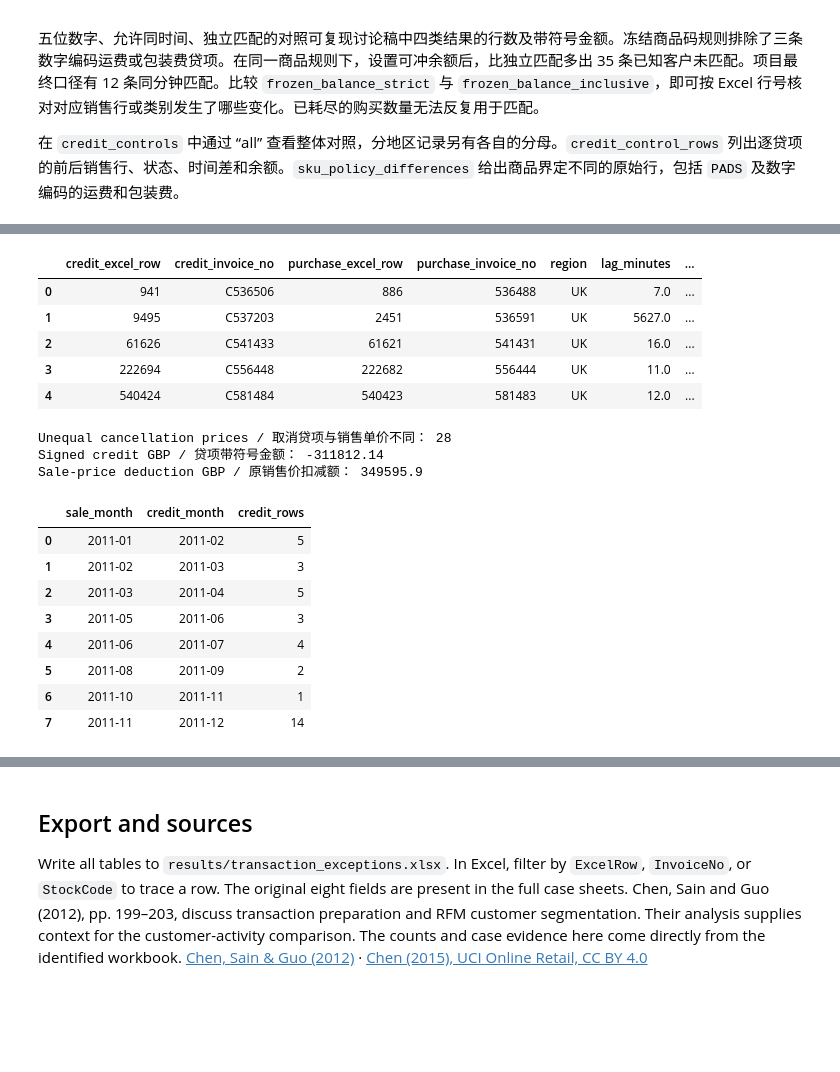
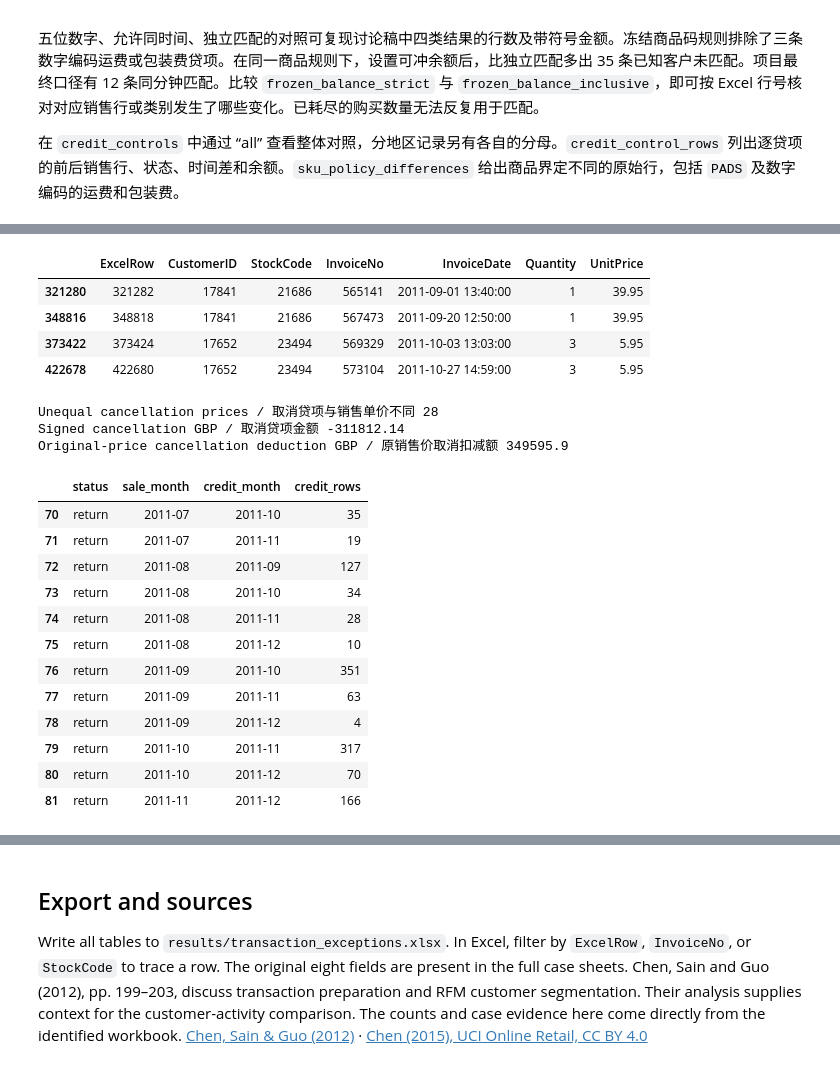
Before and after one commit to NobunagaK/online-retail-top10-recommendation, a Jupyter notebook: docs/technical/transaction_exception_analysis.ipynb, the cells around one changed output, grey strips where cells are left out. Drawn from its saved outputs; the diff is of its cells as text; code cells hidden in the pictures; blank space fills up the shorter version.

```diff
--- a/docs/technical/transaction_exception_analysis.ipynb
+++ b/docs/technical/transaction_exception_analysis.ipynb
@@ -1345,6 +1345,12 @@ def _signed_lines(frame, decisions):
     ledger["customer_display"] = ledger["CustomerID"].astype("string").fillna("Guest/Unknown")
     ledger["signed_amount_gbp"] = ledger["Quantity"] * ledger["UnitPrice"]
     return ledger.reset_index(drop=True)
+
+
+def build_signed_ledger(raw: pd.DataFrame, stock_policy="frozen") -> pd.DataFrame:
+    """Build store-level signed view A. View B selects its identified customers."""
+    frame, decisions = _ledger_decisions(raw, stock_policy)
+    return _signed_lines(frame, decisions)
 # %% [markdown]
 ## Select a purchase row for each merchandise credit
 
@@ -1900,15 +2103,16 @@ The month-crossing table shows how many allocated cancellations became visible a
 # %%
 samples = tables["reversal_examples"]
-display(samples[allocation_fields + ["credit_unit_price", "purchase_unit_price", "gross_deduction_gbp_here",
-                                     "purchase_units_after_credit", "purchase_units_at_oct1"]])
-cancelled_credits = allocations.loc[allocations["status"].eq("cancellation")].copy()
-print("Unequal cancellation prices / 取消贷项与销售单价不同：",
-      cancelled_credits["credit_unit_price"].ne(cancelled_credits["purchase_unit_price"]).sum())
-print("Signed credit GBP / 贷项带符号金额：", round(cancelled_credits["credit_amount_gbp"].sum(), 2))
-print("Sale-price deduction GBP / 原销售价扣减额：",
-      round((cancelled_credits["credited_units"] * cancelled_credits["purchase_unit_price"]).sum(), 2))
-cancelled_credits["sale_month"] = cancelled_credits["purchase_time"].dt.to_period("M")
-cancelled_credits["credit_month"] = cancelled_credits["credit_time"].dt.to_period("M")
-cross_month = cancelled_credits.loc[cancelled_credits["sale_month"].ne(cancelled_credits["credit_month"])]
-display(cross_month.groupby(["sale_month", "credit_month"]).size().rename("credit_rows").reset_index())
+print(samples[allocation_fields + ["credit_unit_price", "purchase_unit_price", "gross_units_after_cancellations",
+                                     "purchase_units_after_credit", "purchase_units_at_oct1"]].to_string(index=False))
+display(raw.loc[raw["ExcelRow"].isin([321282, 348818, 373424, 422680]), ["ExcelRow", "CustomerID", "StockCode", "InvoiceNo", "InvoiceDate", "Quantity", "UnitPrice"]])
+linked = allocations.dropna(subset=["purchase_excel_row"]).copy()
+cancellation = linked.loc[linked["status"].eq("cancellation")]
+print("Unequal cancellation prices / 取消贷项与销售单价不同", cancellation["credit_unit_price"].ne(cancellation["purchase_unit_price"]).sum())
+print("Signed cancellation GBP / 取消贷项金额", round(cancellation["credit_amount_gbp"].sum(), 2))
+print("Original-price cancellation deduction GBP / 原销售价取消扣减额",
+      round((cancellation["credited_units"] * cancellation["purchase_unit_price"]).sum(), 2))
+linked["sale_month"] = linked["purchase_time"].dt.to_period("M")
+linked["credit_month"] = linked["credit_time"].dt.to_period("M")
+cross_month = linked.loc[linked["sale_month"].ne(linked["credit_month"])]
+display(cross_month.groupby(["status", "sale_month", "credit_month"]).size().rename("credit_rows").reset_index().tail(12))
 # %% [output]
@@ -1915,18 +2133,21 @@ display(cross_month.groupby(["sale_month", "credit_month"]).size().rename("credi
-|  | credit_excel_row | credit_invoice_no | purchase_excel_row | purchase_invoice_no | region | lag_minutes | ... |
-| 0 | 941 | C536506 | 886 | 536488 | UK | 7.0 | ... |
-| 1 | 9495 | C537203 | 2451 | 536591 | UK | 5627.0 | ... |
-| 2 | 61626 | C541433 | 61621 | 541431 | UK | 16.0 | ... |
-| 3 | 222694 | C556448 | 222682 | 556444 | UK | 11.0 | ... |
-| 4 | 540424 | C581484 | 540423 | 581483 | UK | 12.0 | ... |
+|  | ExcelRow | CustomerID | StockCode | InvoiceNo | InvoiceDate | Quantity | UnitPrice |
+| 321280 | 321282 | 17841 | 21686 | 565141 | 2011-09-01 13:40:00 | 1 | 39.95 |
+| 348816 | 348818 | 17841 | 21686 | 567473 | 2011-09-20 12:50:00 | 1 | 39.95 |
+| 373422 | 373424 | 17652 | 23494 | 569329 | 2011-10-03 13:03:00 | 3 | 5.95 |
+| 422678 | 422680 | 17652 | 23494 | 573104 | 2011-10-27 14:59:00 | 3 | 5.95 |
-Unequal cancellation prices / 取消贷项与销售单价不同： 28
-Signed credit GBP / 贷项带符号金额： -311812.14
-Sale-price deduction GBP / 原销售价扣减额： 349595.9
+Unequal cancellation prices / 取消贷项与销售单价不同 28
+Signed cancellation GBP / 取消贷项金额 -311812.14
+Original-price cancellation deduction GBP / 原销售价取消扣减额 349595.9
-|  | sale_month | credit_month | credit_rows |
-| 0 | 2011-01 | 2011-02 | 5 |
-| 1 | 2011-02 | 2011-03 | 3 |
-| 2 | 2011-03 | 2011-04 | 5 |
-| 3 | 2011-05 | 2011-06 | 3 |
-| 4 | 2011-06 | 2011-07 | 4 |
-| 5 | 2011-08 | 2011-09 | 2 |
-| 6 | 2011-10 | 2011-11 | 1 |
-| 7 | 2011-11 | 2011-12 | 14 |
+|  | status | sale_month | credit_month | credit_rows |
+| 70 | return | 2011-07 | 2011-10 | 35 |
+| 71 | return | 2011-07 | 2011-11 | 19 |
+| 72 | return | 2011-08 | 2011-09 | 127 |
+| 73 | return | 2011-08 | 2011-10 | 34 |
+| 74 | return | 2011-08 | 2011-11 | 28 |
+| 75 | return | 2011-08 | 2011-12 | 10 |
+| 76 | return | 2011-09 | 2011-10 | 351 |
+| 77 | return | 2011-09 | 2011-11 | 63 |
+| 78 | return | 2011-09 | 2011-12 | 4 |
+| 79 | return | 2011-10 | 2011-11 | 317 |
+| 80 | return | 2011-10 | 2011-12 | 70 |
+| 81 | return | 2011-11 | 2011-12 | 166 |
```
Also changed, not shown: parts of 22 cells of this notebook, 19 other files.
